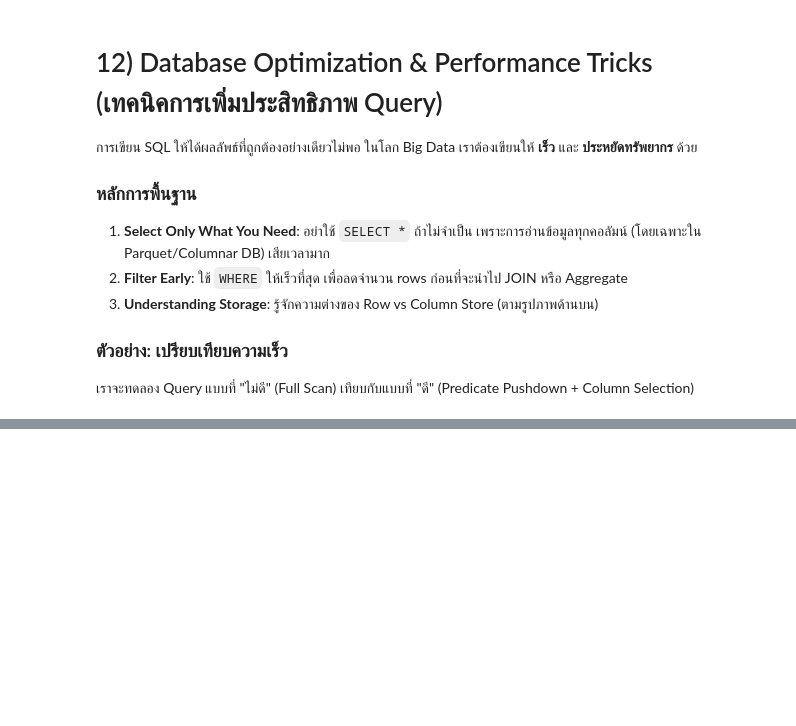
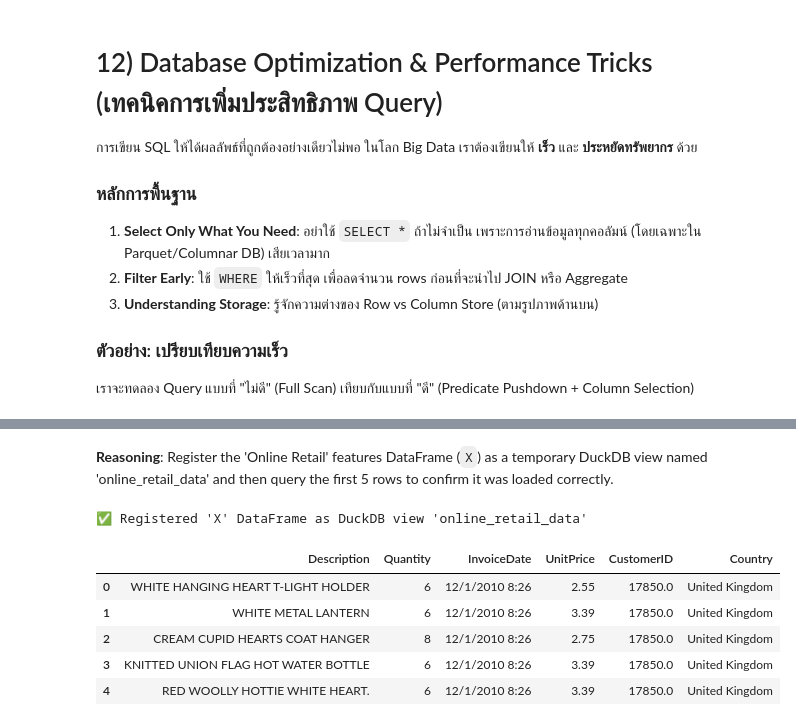
Before and after one commit to naphataim-glitch/Big, a Jupyter notebook: bigdata_week3_sql_duckdb_to_spark.ipynb, the cells around one changed output, grey strips where cells are left out. Saved outputs shown, nothing was run; the diff lists cells and outputs as text; code cells hidden in the pictures; blank space fills up the shorter version.

```diff
--- a/bigdata_week3_sql_duckdb_to_spark.ipynb
+++ b/bigdata_week3_sql_duckdb_to_spark.ipynb
@@ -822,0 +1069,16 @@ spark.sql(spark_sql).show()
+# %% [markdown]
+**Reasoning**:
+Register the 'Online Retail' features DataFrame (`X`) as a temporary DuckDB view named 'online_retail_data' and then query the first 5 rows to confirm it was loaded correctly.
+# %%
+con.register("online_retail_data", X)
+
+print("✅ Registered 'X' DataFrame as DuckDB view 'online_retail_data'")
+con.execute("SELECT * FROM online_retail_data LIMIT 5").df()
+# %% [output]
+✅ Registered 'X' DataFrame as DuckDB view 'online_retail_data'
+|  | Description | Quantity | InvoiceDate | UnitPrice | CustomerID | Country |
+| 0 | WHITE HANGING HEART T-LIGHT HOLDER | 6 | 12/1/2010 8:26 | 2.55 | 17850.0 | United Kingdom |
+| 1 | WHITE METAL LANTERN | 6 | 12/1/2010 8:26 | 3.39 | 17850.0 | United Kingdom |
+| 2 | CREAM CUPID HEARTS COAT HANGER | 8 | 12/1/2010 8:26 | 2.75 | 17850.0 | United Kingdom |
+| 3 | KNITTED UNION FLAG HOT WATER BOTTLE | 6 | 12/1/2010 8:26 | 3.39 | 17850.0 | United Kingdom |
+| 4 | RED WOOLLY HOTTIE WHITE HEART. | 6 | 12/1/2010 8:26 | 3.39 | 17850.0 | United Kingdom |
```
Also changed, not shown: parts of 48 cells of this notebook.
